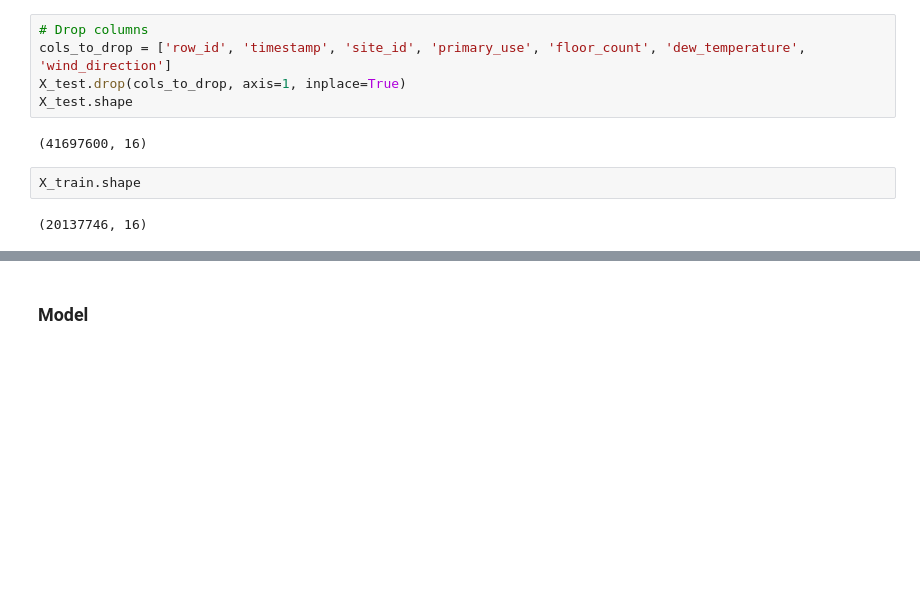
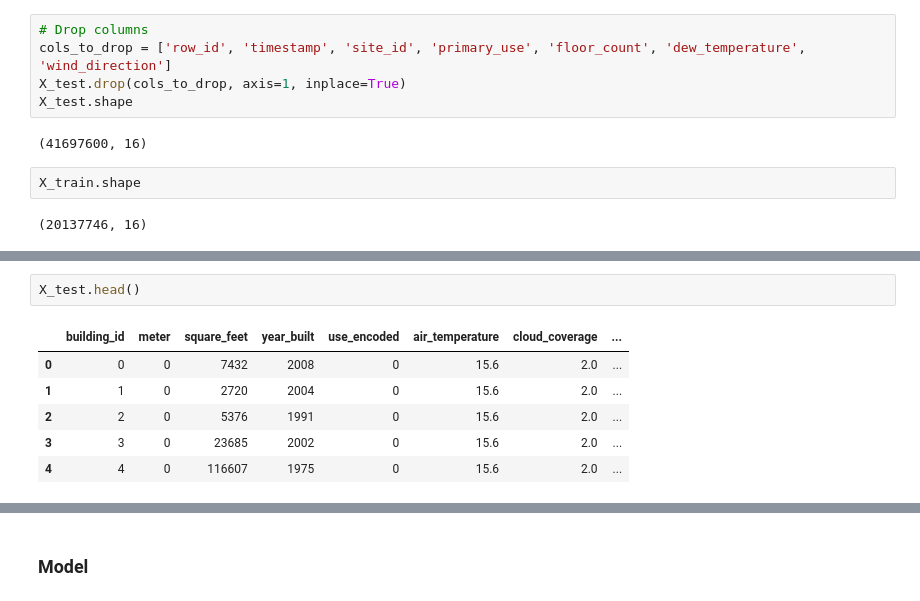
Before and after one commit to tri-bui/gep3-draft, a Jupyter notebook: submission_0.ipynb, the cells around one changed output, grey strips where cells are left out. Saved outputs shown, nothing was run; the diff lists cells and outputs as text; blank space fills up the shorter version.

```diff
--- a/submission_0.ipynb
+++ b/submission_0.ipynb
@@ -576,0 +602,9 @@ X_train.shape
+# %%
+X_test.head()
+# %% [output]
+|  | building_id | meter | square_feet | year_built | use_encoded | air_temperature | cloud_coverage | ... |
+| 0 | 0 | 0 | 7432 | 2008 | 0 | 15.6 | 2.0 | ... |
+| 1 | 1 | 0 | 2720 | 2004 | 0 | 15.6 | 2.0 | ... |
+| 2 | 2 | 0 | 5376 | 1991 | 0 | 15.6 | 2.0 | ... |
+| 3 | 3 | 0 | 23685 | 2002 | 0 | 15.6 | 2.0 | ... |
+| 4 | 4 | 0 | 116607 | 1975 | 0 | 15.6 | 2.0 | ... |
```
Also changed, not shown: parts of 52 cells of this notebook.
